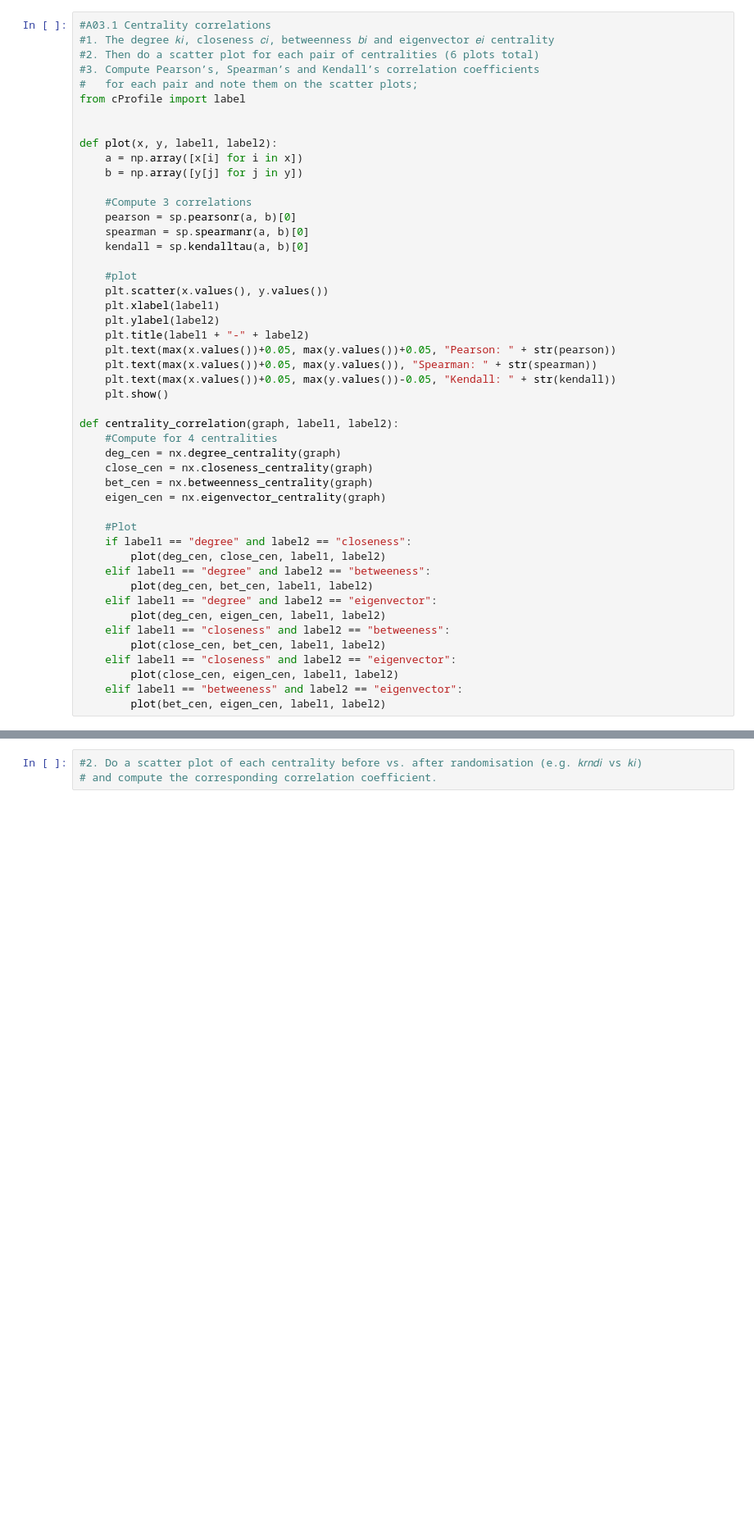
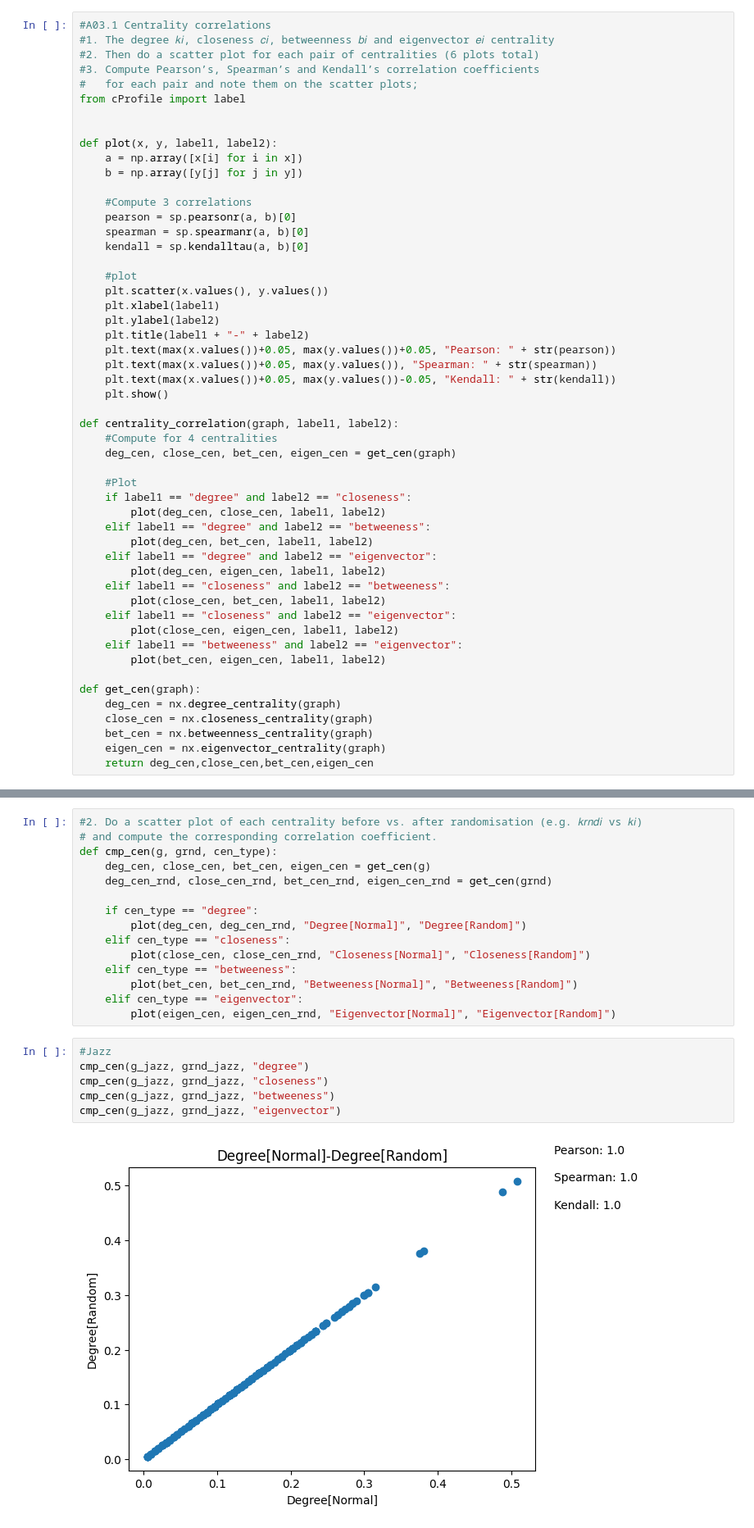
Before and after one commit to huyim/Netsci, a Jupyter notebook: Assi3/Hu_Yiming_EX3.ipynb, the cells around one changed output, grey strips where cells are left out. Shown at 82% size. Saved outputs shown, nothing was run; the diff lists cells and outputs as text; blank space fills up the shorter version.

```diff
--- a/Assi3/Hu_Yiming_EX3.ipynb
+++ b/Assi3/Hu_Yiming_EX3.ipynb
@@ -38,10 +38,7 @@ def plot(x, y, label1, label2):
 
 def centrality_correlation(graph, label1, label2):
     #Compute for 4 centralities
-    deg_cen = nx.degree_centrality(graph)
-    close_cen = nx.closeness_centrality(graph)
-    bet_cen = nx.betweenness_centrality(graph)
-    eigen_cen = nx.eigenvector_centrality(graph)
+    deg_cen, close_cen, bet_cen, eigen_cen = get_cen(graph)
 
     #Plot
     if label1 == "degree" and label2 == "closeness":
@@ -56,6 +53,13 @@ def centrality_correlation(graph, label1, label2):
         plot(close_cen, eigen_cen, label1, label2)
     elif label1 == "betweeness" and label2 == "eigenvector":
         plot(bet_cen, eigen_cen, label1, label2)
+
+def get_cen(graph):
+    deg_cen = nx.degree_centrality(graph)
+    close_cen = nx.closeness_centrality(graph)
+    bet_cen = nx.betweenness_centrality(graph)
+    eigen_cen = nx.eigenvector_centrality(graph)
+    return deg_cen,close_cen,bet_cen,eigen_cen
 # %%
 #Dataset_Jazz
 centrality_correlation(g_jazz, "degree", "closeness")
@@ -115,3 +119,23 @@ grnd_terrorists = nx.algorithms.smallworld.random_reference(g_terrorists,niter =
 # %%
 #2. Do a scatter plot of each centrality before vs. after randomisation (e.g. 𝑘𝑟𝑛𝑑𝑖 vs 𝑘𝑖)
 # and compute the corresponding correlation coefficient.
+def cmp_cen(g, grnd, cen_type):
+    deg_cen, close_cen, bet_cen, eigen_cen = get_cen(g)
+    deg_cen_rnd, close_cen_rnd, bet_cen_rnd, eigen_cen_rnd = get_cen(grnd)
+
+    if cen_type == "degree":
+        plot(deg_cen, deg_cen_rnd, "Degree[Normal]", "Degree[Random]")
+    elif cen_type == "closeness":
+        plot(close_cen, close_cen_rnd, "Closeness[Normal]", "Closeness[Random]")
+    elif cen_type == "betweeness":
+        plot(bet_cen, bet_cen_rnd, "Betweeness[Normal]", "Betweeness[Random]")
+    elif cen_type == "eigenvector":
+        plot(eigen_cen, eigen_cen_rnd, "Eigenvector[Normal]", "Eigenvector[Random]")
+# %%
+#Jazz
+cmp_cen(g_jazz, grnd_jazz, "degree")
+cmp_cen(g_jazz, grnd_jazz, "closeness")
+cmp_cen(g_jazz, grnd_jazz, "betweeness")
+cmp_cen(g_jazz, grnd_jazz, "eigenvector")
+# %% [output]
+[figure, added]
```
Also changed, not shown: parts of 5 cells of this notebook, 1 other file.
